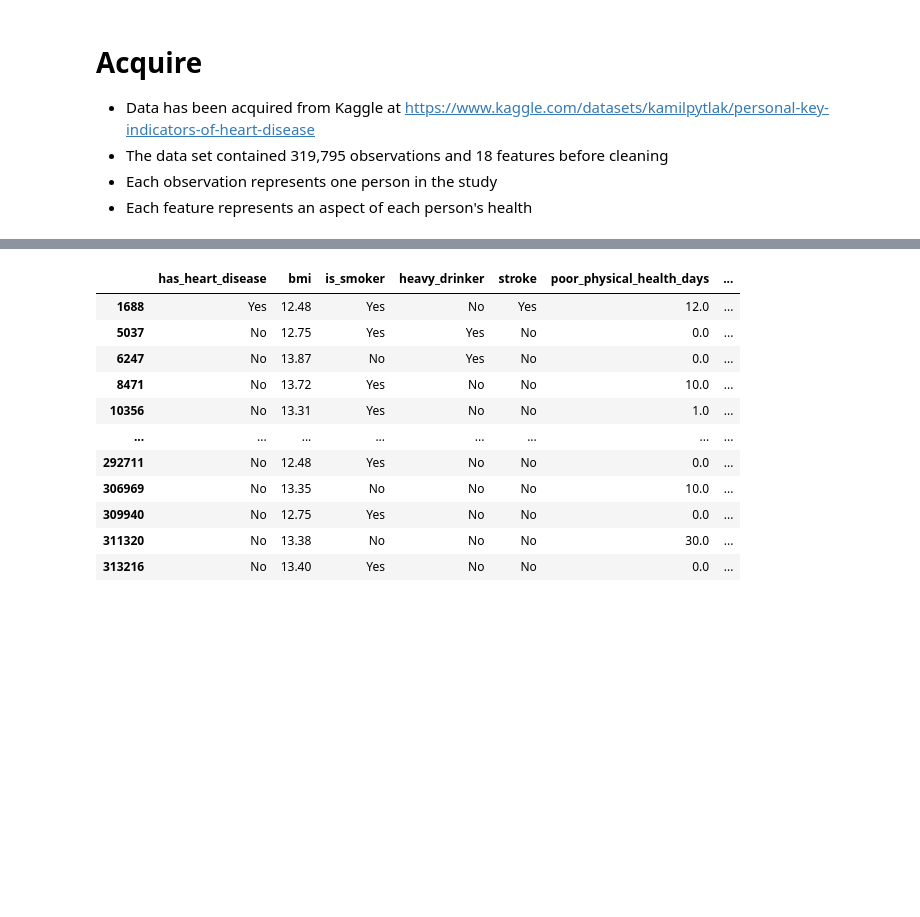
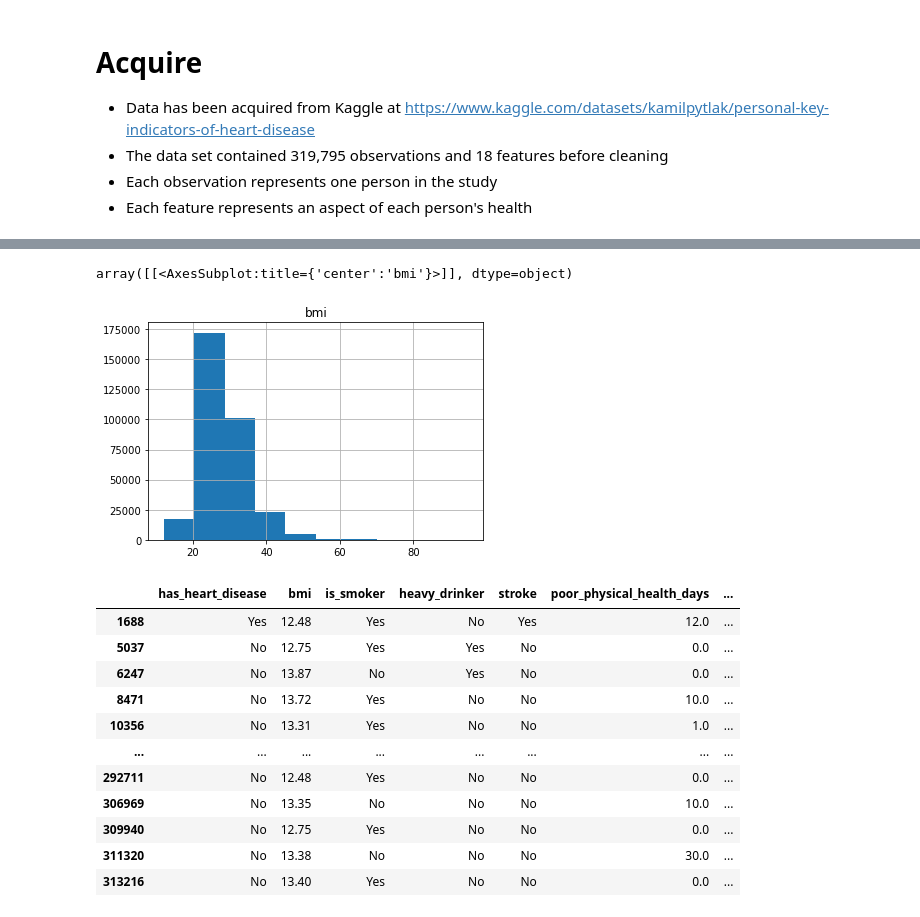
Before and after one commit to Johndsalas/Predicting_Heart_Disease, a Jupyter notebook: main.ipynb, the cells around one changed output, grey strips where cells are left out. Cells and saved outputs as stored; diff of their text form; code cells hidden in the pictures; blank space fills up the shorter version.

```diff
--- a/main.ipynb
+++ b/main.ipynb
@@ -43,3 +121,8 @@ df = df.rename(columns={'HeartDisease':'has_heart_disease',
+# %%
+df.hist('bmi')
+# %% [output]
+array([[<AxesSubplot:title={'center':'bmi'}>]], dtype=object)
+[figure, added]
 # %%
 u.remove_outliers(df, ['bmi','sleep_time'])
 # %% [output]
```
Also changed, not shown: parts of 9 cells of this notebook.
